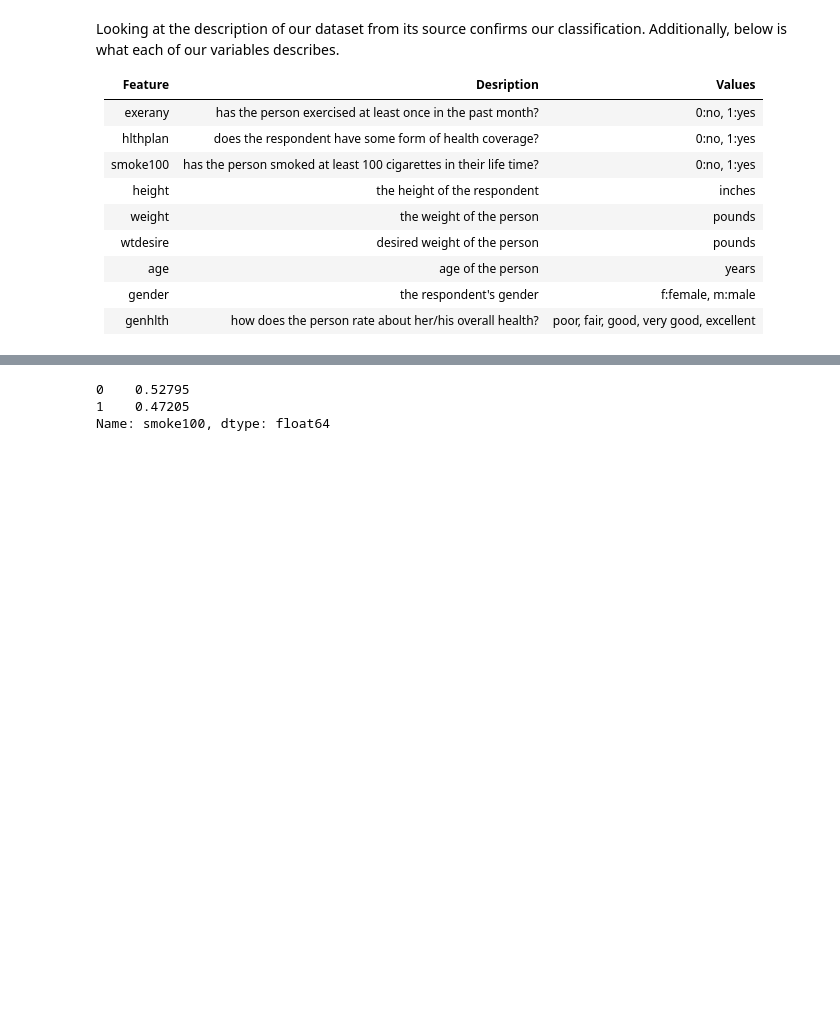
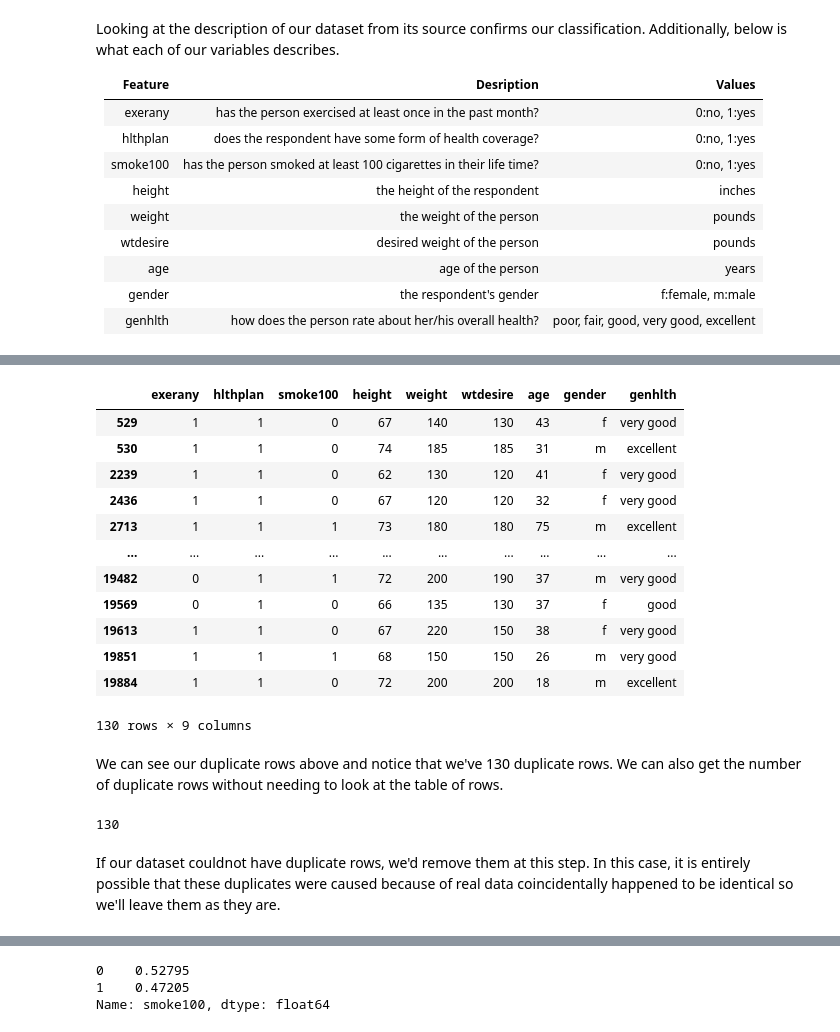
Before and after one commit to EphiWalker/BRFSS_Health, a Jupyter notebook: brfss_health.ipynb, the cells around one changed output, grey strips where cells are left out. Drawn from its saved outputs; the diff is of its cells as text; code cells hidden in the pictures; blank space fills up the shorter version.

Commit message:
added data cleaning & preprocessing steps

```diff
--- a/brfss_health.ipynb
+++ b/brfss_health.ipynb
@@ -180,0 +191,24 @@ genhlth |how does the person rate about her/his overall health?   |poor, fair, g
+# %%
+cdc[cdc.duplicated()==True]
+# %% [output]
+|  | exerany | hlthplan | smoke100 | height | weight | wtdesire | age | gender | genhlth |
+| 529 | 1 | 1 | 0 | 67 | 140 | 130 | 43 | f | very good |
+| 530 | 1 | 1 | 0 | 74 | 185 | 185 | 31 | m | excellent |
+| 2239 | 1 | 1 | 0 | 62 | 130 | 120 | 41 | f | very good |
+| 2436 | 1 | 1 | 0 | 67 | 120 | 120 | 32 | f | very good |
+| 2713 | 1 | 1 | 1 | 73 | 180 | 180 | 75 | m | excellent |
+| ... | ... | ... | ... | ... | ... | ... | ... | ... | ... |
+| 19482 | 0 | 1 | 1 | 72 | 200 | 190 | 37 | m | very good |
+| 19569 | 0 | 1 | 0 | 66 | 135 | 130 | 37 | f | good |
+| 19613 | 1 | 1 | 0 | 67 | 220 | 150 | 38 | f | very good |
+| 19851 | 1 | 1 | 1 | 68 | 150 | 150 | 26 | m | very good |
+| 19884 | 1 | 1 | 0 | 72 | 200 | 200 | 18 | m | excellent |
+130 rows × 9 columns
+# %% [markdown]
+We can see our duplicate rows above and notice that we've 130 duplicate rows. We can also get the number of duplicate rows without needing to look at the table of rows.
+# %%
+cdc.duplicated().sum()
+# %% [output]
+130
+# %% [markdown]
+If our dataset couldnot have duplicate rows, we'd remove them at this step. In this case, it is entirely possible that these duplicates were caused because of real data coincidentally happened to be identical so we'll leave them as they are.
```
Also changed, not shown: parts of 15 cells of this notebook.
